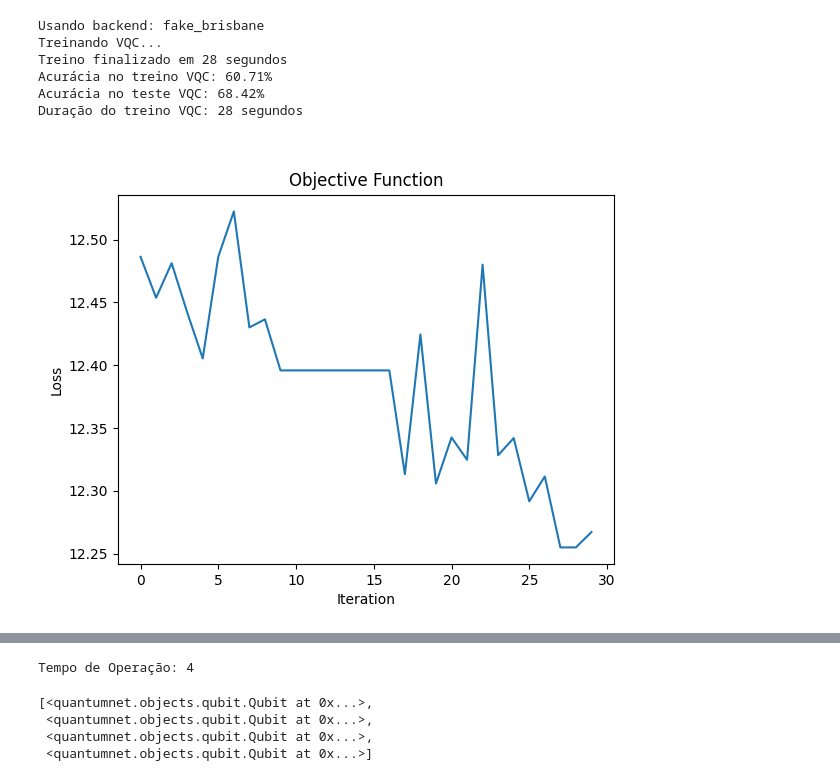
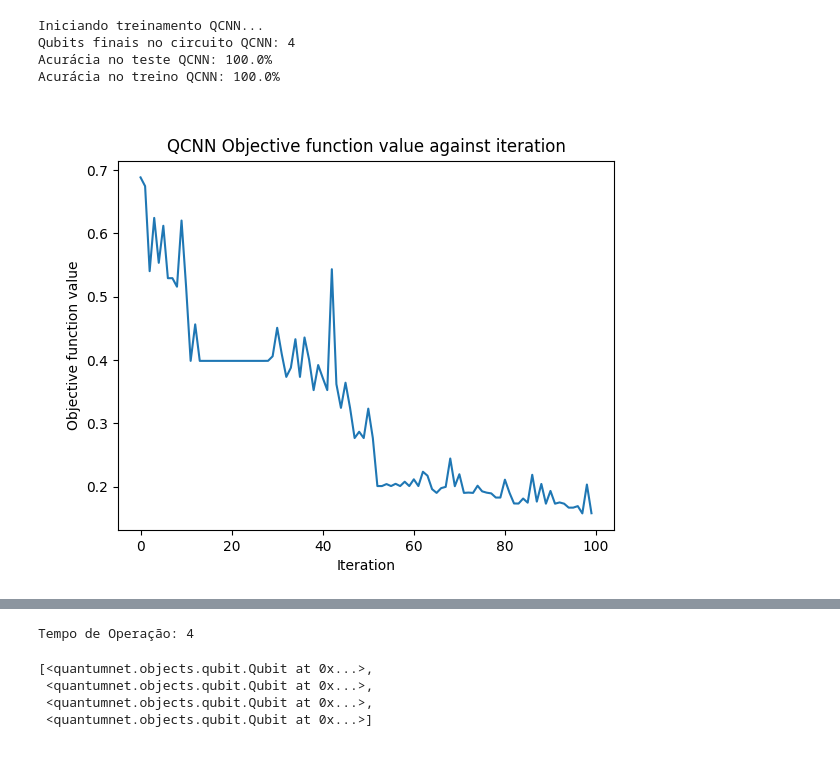
Before and after one commit to AndreySlv/BQC-QML, a Jupyter notebook: BQC-QML.ipynb, the cells around one changed output, grey strips where cells are left out. Drawn from its saved outputs; the diff is of its cells as text; code cells hidden in the pictures.

```diff
--- a/BQC-QML.ipynb
+++ b/BQC-QML.ipynb
@@ -68,4 +70,4 @@ Pares EPRs adicionados
 # %%
 # quantum_circuit, num_qubits, circuit_depth = rede.generate_random_circuit(num_qubits=4, num_gates=20)
-rede.application_layer.run_app("AC_BQC", alice_id=6, bob_id=0, num_qubits=4,scenario=1,circuit_depth=4,modelo_qml="vqc")
+rede.application_layer.run_app("AC_BQC", alice_id=6, bob_id=0, num_qubits=4,scenario=2,circuit_depth=4,modelo_qml="qcnn")
 # %% [output]
@@ -89,7 +91,5 @@ rede.application_layer.run_app("AC_BQC", alice_id=6, bob_id=0, num_qubits=4,scen
-Usando backend: fake_brisbane
-Treinando VQC...
-Treino finalizado em 28 segundos
-Acurácia no treino VQC: 60.71%
-Acurácia no teste VQC: 68.42%
-Duração do treino VQC: 28 segundos
+Iniciando treinamento QCNN...
+Qubits finais no circuito QCNN: 4
+Acurácia no teste QCNN: 100.0%
+Acurácia no treino QCNN: 100.0%
-[figure, old version]
+[figure, new version]
```
Also changed, not shown: parts of 3 cells of this notebook, 4 other files.
